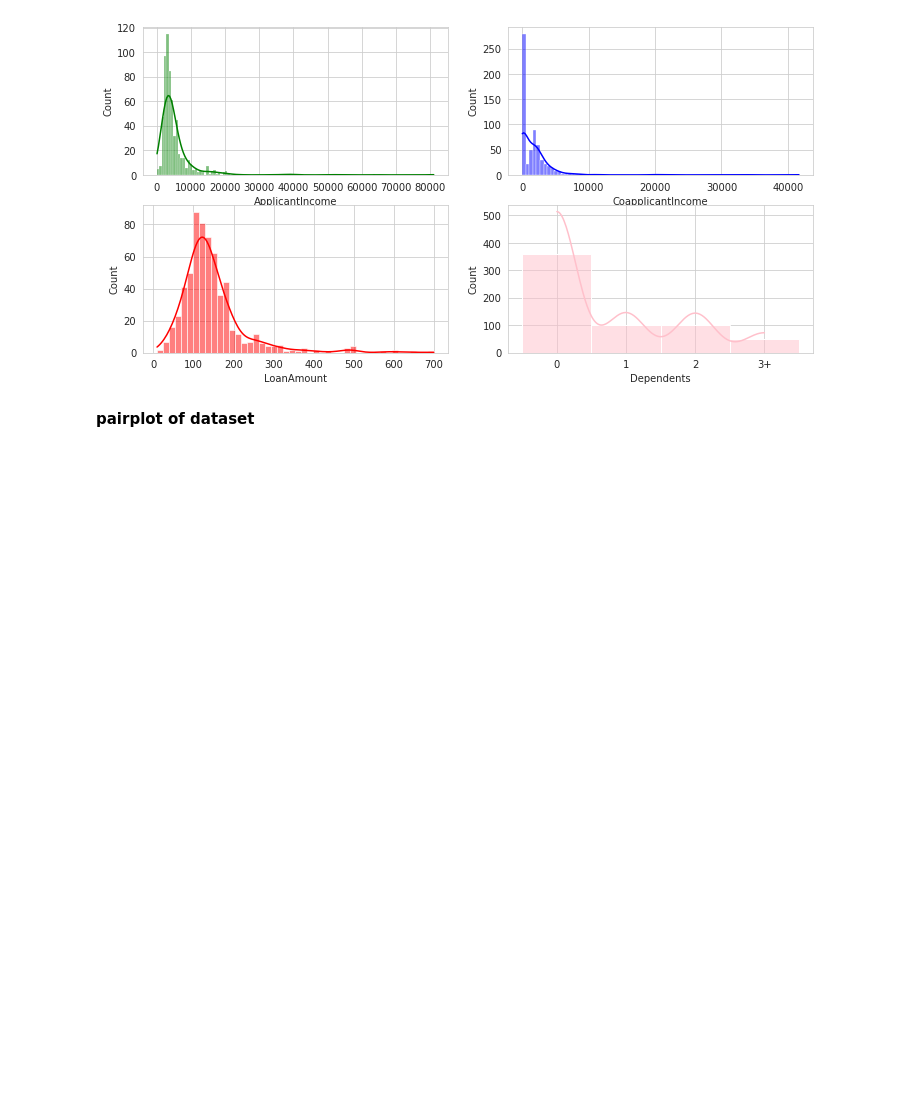
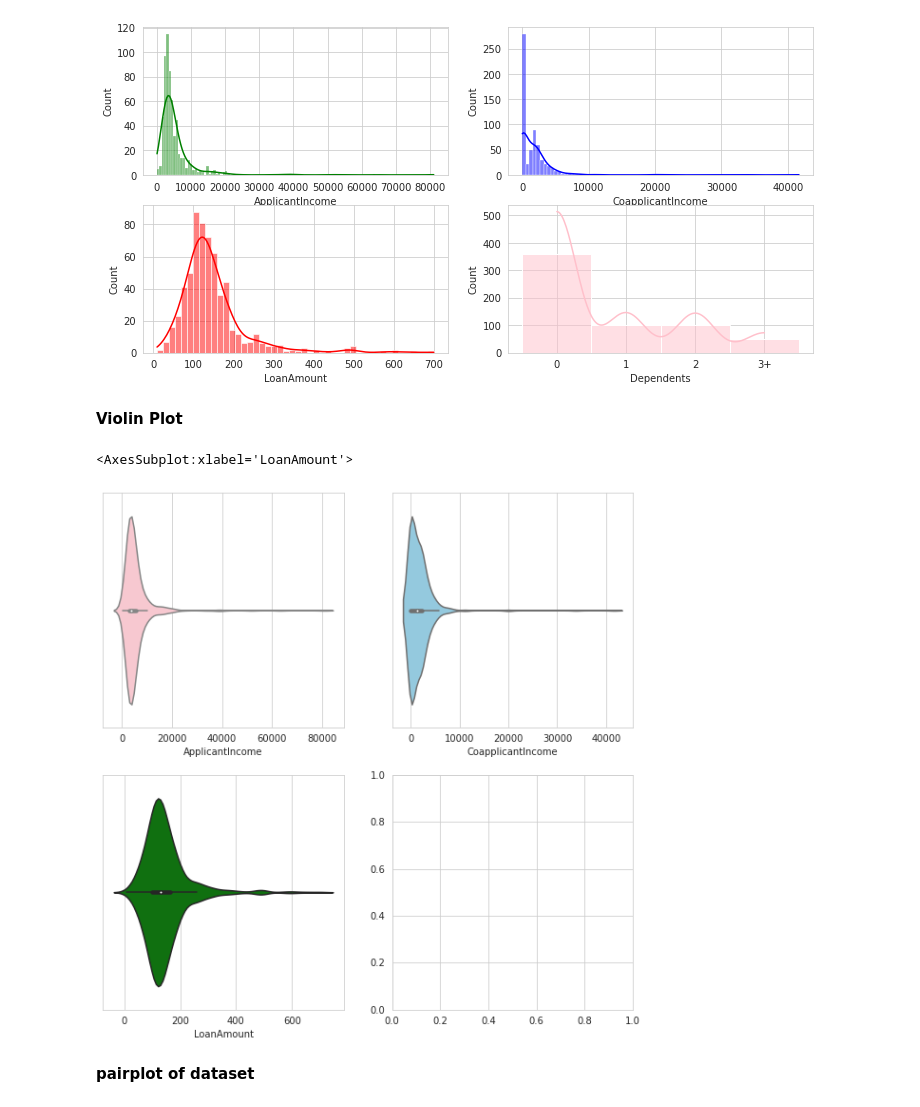
Before and after one commit to BibekRai44/Loan-Approval-Analysis, a Jupyter notebook: loan-approval-analysis.ipynb, the cells around one changed output. Saved outputs shown, nothing was run; the diff lists cells and outputs as text; code cells hidden in the pictures; blank space fills up the shorter version.

Commit message:
Violin plot

```diff
--- a/loan-approval-analysis.ipynb
+++ b/loan-approval-analysis.ipynb
@@ -318,6 +318,17 @@ sns.histplot(data=df,x="Dependents",kde=True,color='pink',ax=axs[1,1])
 # %% [output]
 <AxesSubplot:xlabel='Dependents', ylabel='Count'>
 [figure]
+# %% [markdown]
+**Violin Plot**
+# %%
+sns.set_style='white'
+fig,axs=plt.subplots(2,2,figsize=(10,10))
+sns.violinplot(data=df,x="ApplicantIncome",color='pink',kde=True,ax=axs[0,0])
+sns.violinplot(data=df,x="CoapplicantIncome",color='skyblue',kde=True,ax=axs[0,1])
+sns.violinplot(data=df,x="LoanAmount",color='green',kde=True,ax=axs[1,0])
+# %% [output]
+<AxesSubplot:xlabel='LoanAmount'>
+[figure, added]
 # %% [markdown]
 **pairplot of dataset**
 # %%
```
Also changed, not shown: parts of 1 cell of this notebook.
